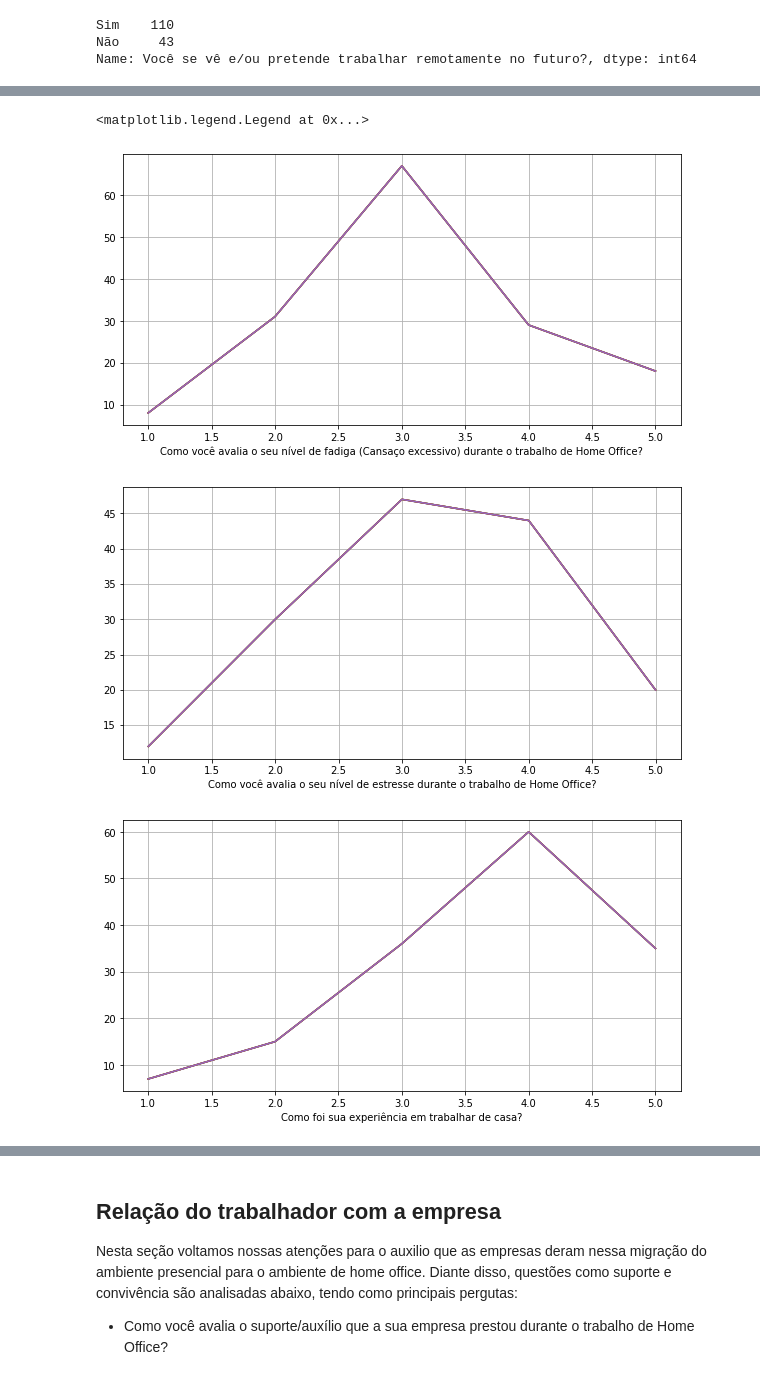
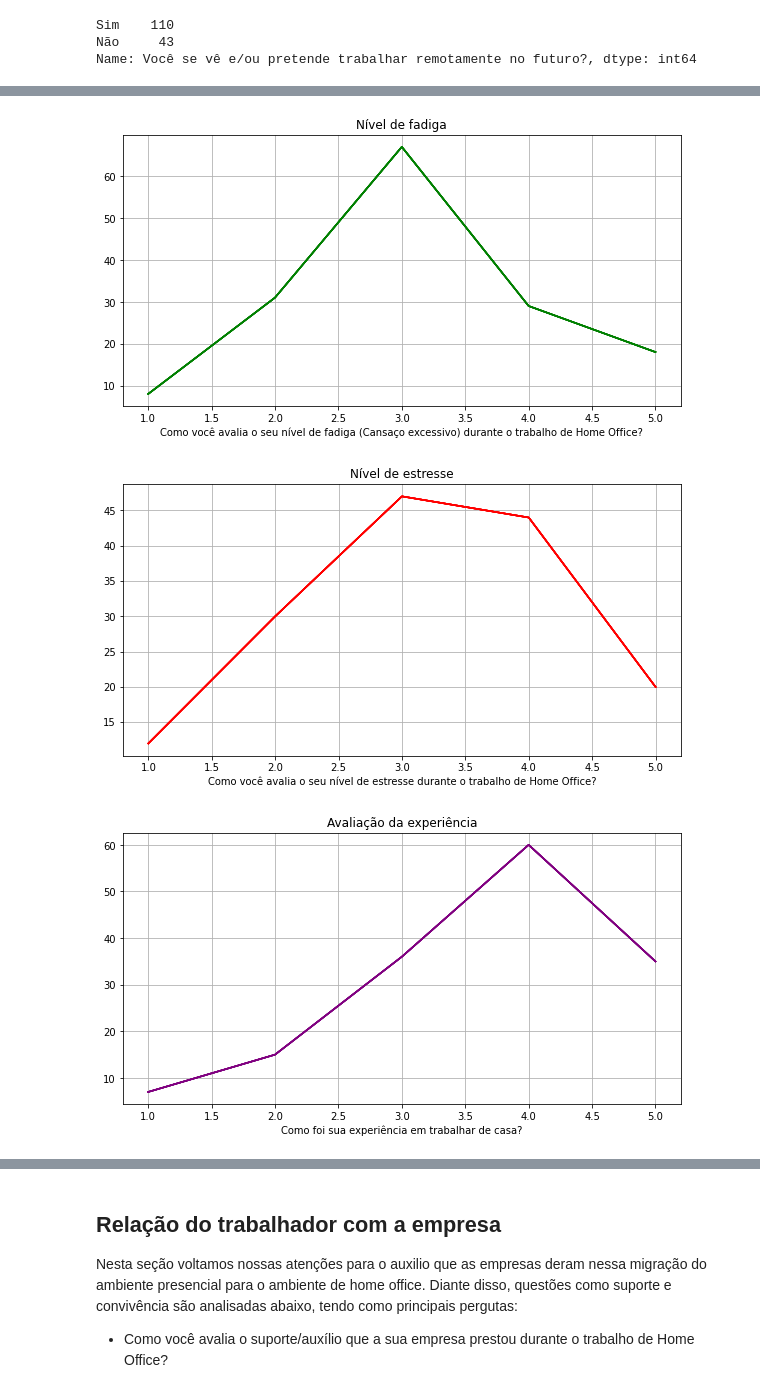
Before and after one commit to vittoria-thomasini/comportment-analytics-covid19, a Jupyter notebook: ProjetoCovid19.ipynb, the cells around one changed output, grey strips where cells are left out. Cells and saved outputs as stored; diff of their text form; code cells hidden in the pictures.

```diff
--- a/ProjetoCovid19.ipynb
+++ b/ProjetoCovid19.ipynb
@@ -26,12 +26,12 @@ Abaixo iniciamos o estudo analisando questões de produtividade e foco no trabal
 # %%
 import matplotlib.pyplot as plt
 import pandas as pd
-plt.rcParams["figure.figsize"] = (10, 5)
+plt.rcParams["figure.figsize"] = (20, 5)
 respostas_teste_1 = 'https://github.com/vittoria-thomasini/comportment-analytics-covid19/blob/main/Planilhas/Foco.csv?raw=true'
-foco_df = pd.read_csv(respostas_teste_1, delimiter=';')
-foco_df = foco_df.replace('Sim', 1)
-foco_df = foco_df.replace('Não', 0)
-display(foco_df)
+dados_df = pd.read_csv(respostas_teste_1, delimiter=';')
+dados_df = dados_df.replace('Sim', 1)
+dados_df = dados_df.replace('Não', 0)
+dados_df.head()
 # %% [output]
 |  | Qual sua Idade? | Você trabalhou de casa durante a ... | Você já exercia esse modelo de tr... | Você se vê e/ou pretende trabalha... | ... |
 | 0 | Entre 18 e 25 anos | 1 | 0 | 1 | ... |
@@ -194,17 +166,15 @@ futuro.value_counts().plot.pie(autopct='%1.1f%%')
 [figure]
 # %%
-dados.groupby(fadiga).count().plot(legend=False, grid=True)
+dados.groupby(fadiga).count().plot(legend=False, grid=True, color='green',title='Nível de fadiga' );
 
-dados.groupby(estresse).count().plot(legend=False, grid=True)
+dados.groupby(estresse).count().plot(legend=False, grid=True, color='red', title='Nível de estresse');
 
-dados.groupby(experiencia).count().plot(legend=False, grid=True)
+dados.groupby(experiencia).count().plot(legend=False, grid=True, color='purple', title='Avaliação da experiência');
 
-compara = dados.groupby(idade).mean().plot()
+compara = dados.groupby(idade).mean().plot();
 
-#Alterei a legenda para se tornar mais legível
-compara.legend(["No futuro pretende HO", "Fadiga", "Estresse", "Experiência"])
+compara.legend(["No futuro pretende HO", "Fadiga", "Estresse", "Experiência"]);
 # %% [output]
-<matplotlib.legend.Legend at 0x...>
-[figure, old version]
+[figure, new version]
-[figure, old version]
+[figure, new version]
-[figure, old version]
+[figure, new version]
```
Also changed, not shown: parts of 32 cells of this notebook.
